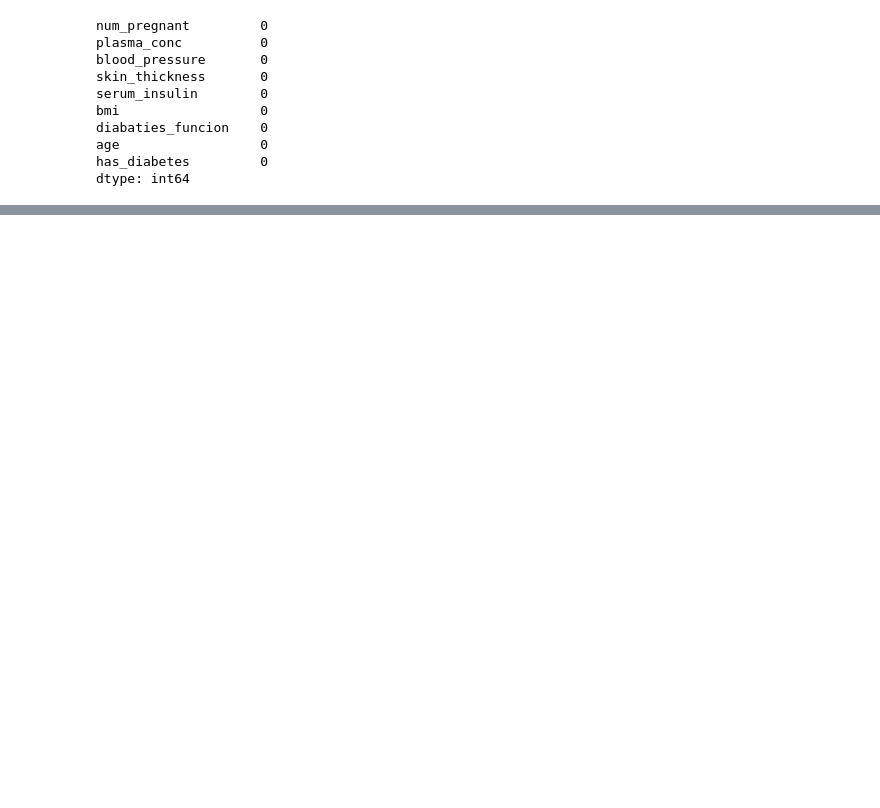
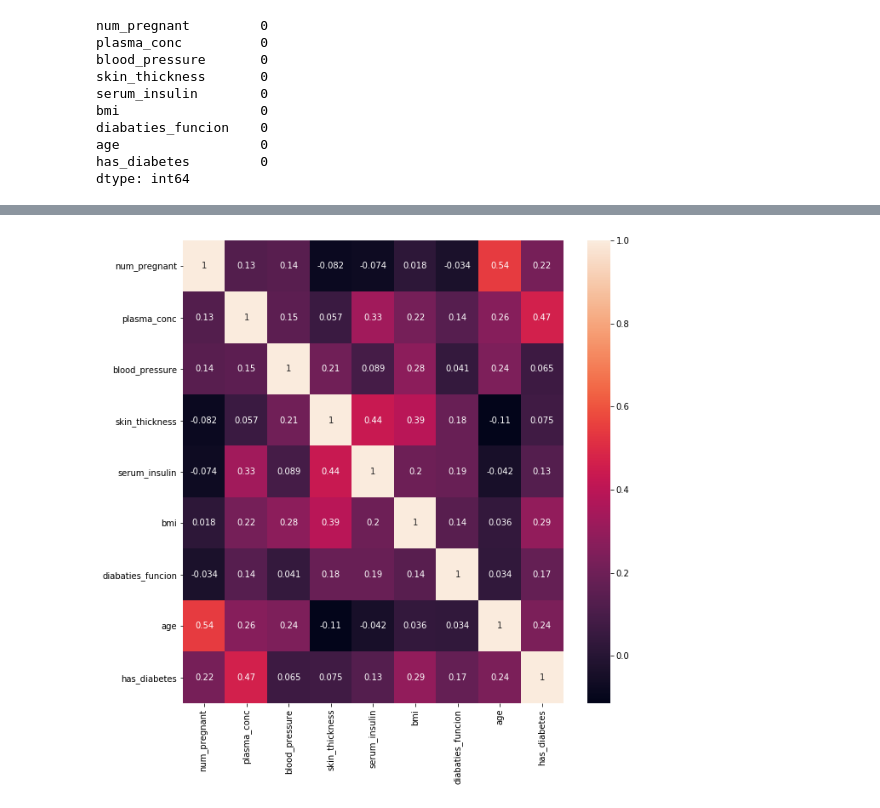
Before and after one commit to guptha23/machine_learning_assignment, a Jupyter notebook: Machine Learning Assignment.ipynb, the cells around one changed output, grey strips where cells are left out. Cells and saved outputs as stored; diff of their text form; code cells hidden in the pictures; blank space fills up the shorter version.

Commit message:
add corr and dependent distribution

```diff
--- a/Machine Learning Assignment.ipynb
+++ b/Machine Learning Assignment.ipynb
@@ -78,0 +127,7 @@ dtype: int64
+# %%
+plt.figure(figsize=(10,10))
+corrMatrix = data.corr()
+sns.heatmap(corrMatrix, annot=True)
+plt.show()
+# %% [output]
+[figure, added]
```
Also changed, not shown: parts of 9 cells of this notebook.
